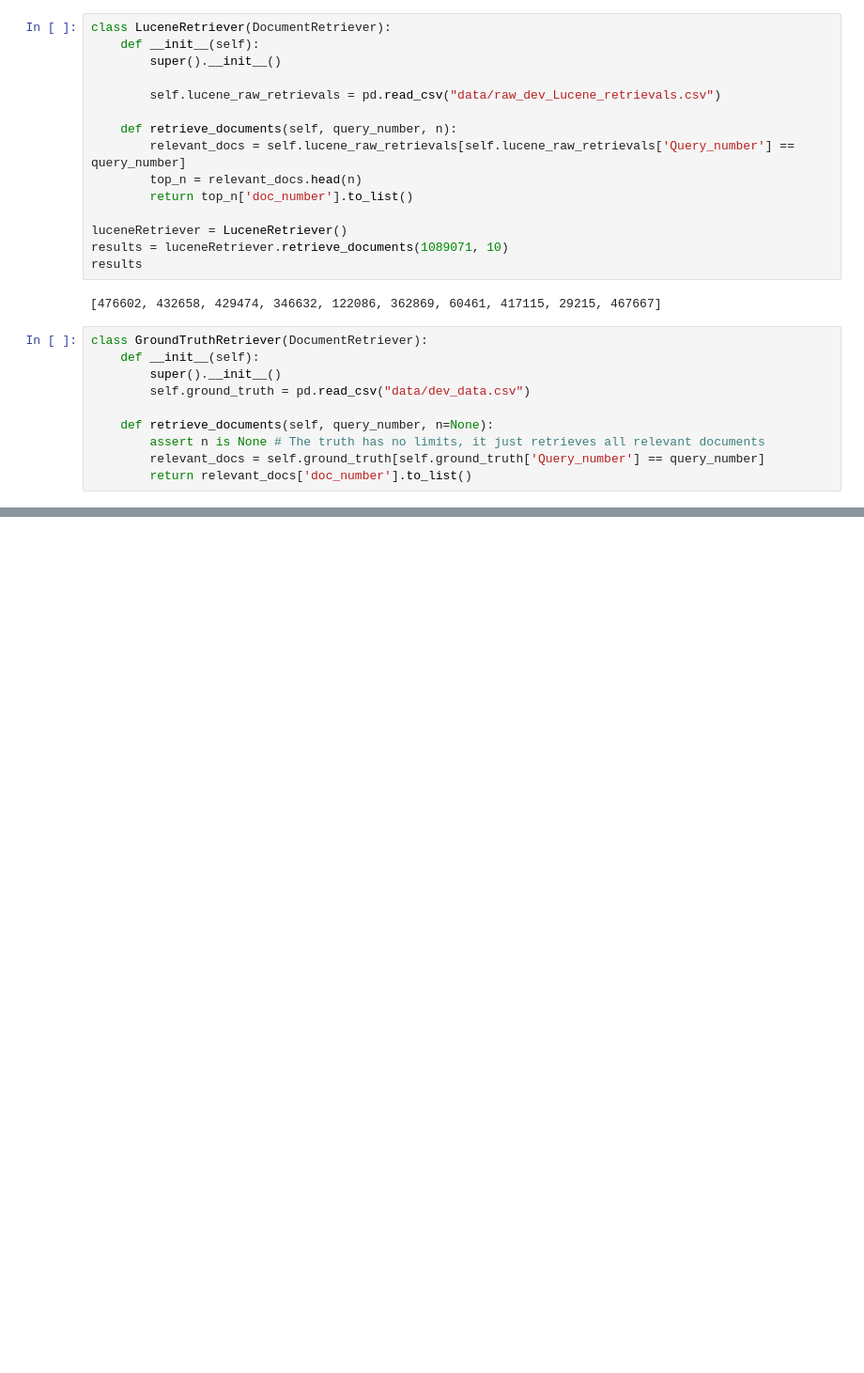
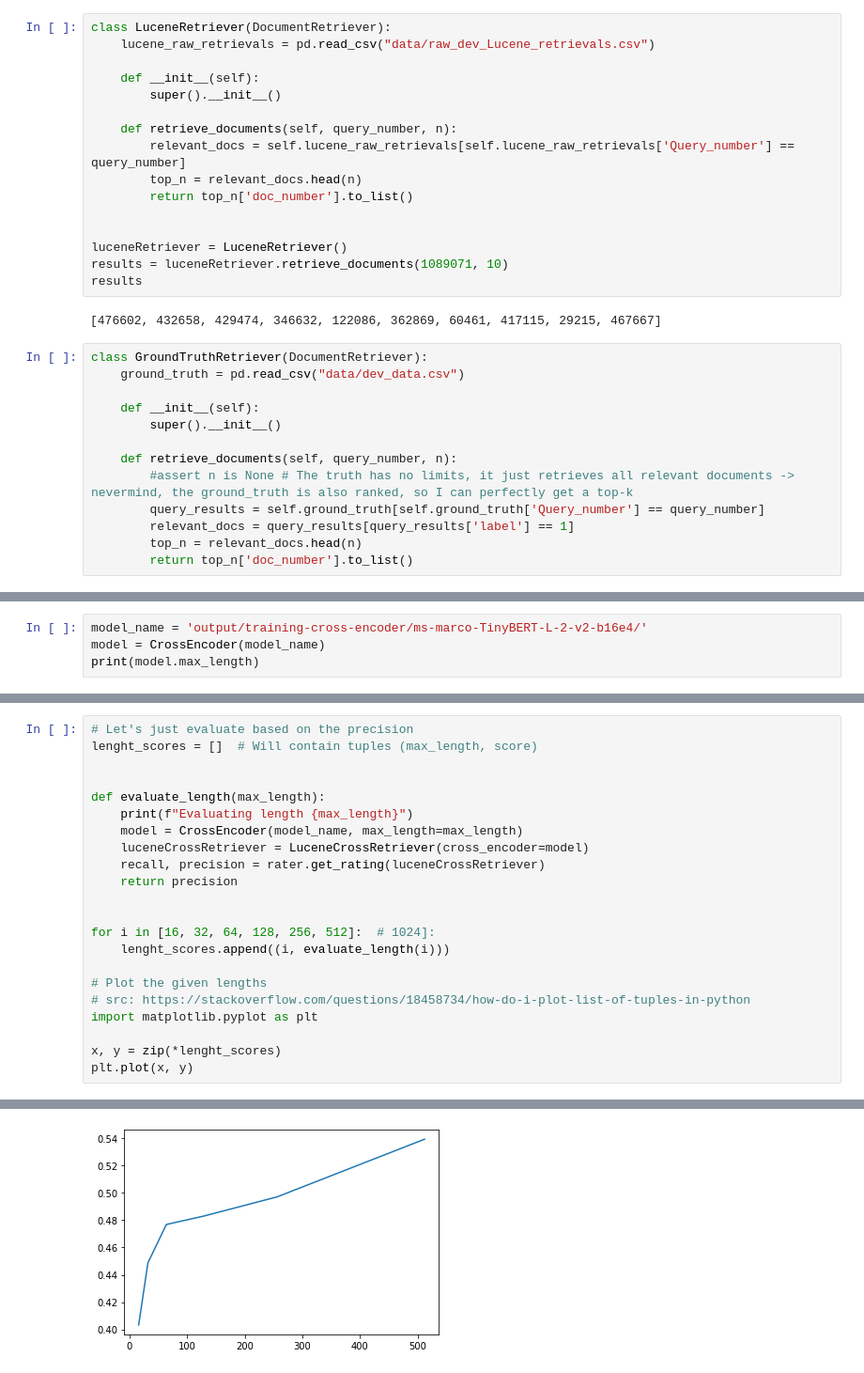
Before and after one commit to arnodeceuninck/neural-retrieval-bert, a Jupyter notebook: experiments.ipynb, the cells around one changed output, grey strips where cells are left out. Shown: that part at 94% size. Cells and saved outputs as stored; diff of their text form; blank space fills up the shorter version.

```diff
--- a/experiments.ipynb
+++ b/experiments.ipynb
@@ -16,15 +34,16 @@ class DocumentRetriever:
 # %%
 class LuceneRetriever(DocumentRetriever):
+    lucene_raw_retrievals = pd.read_csv("data/raw_dev_Lucene_retrievals.csv")
+
     def __init__(self):
         super().__init__()
-
-        self.lucene_raw_retrievals = pd.read_csv("data/raw_dev_Lucene_retrievals.csv")
 
     def retrieve_documents(self, query_number, n):
         relevant_docs = self.lucene_raw_retrievals[self.lucene_raw_retrievals['Query_number'] == query_number]
         top_n = relevant_docs.head(n)
         return top_n['doc_number'].to_list()
 
+
 luceneRetriever = LuceneRetriever()
 results = luceneRetriever.retrieve_documents(1089071, 10)
 results
@@ -32,12 +51,15 @@ results
 [476602, 432658, 429474, 346632, 122086, 362869, 60461, 417115, 29215, 467667]
 # %%
 class GroundTruthRetriever(DocumentRetriever):
+    ground_truth = pd.read_csv("data/dev_data.csv")
+
     def __init__(self):
         super().__init__()
-        self.ground_truth = pd.read_csv("data/dev_data.csv")
 
-    def retrieve_documents(self, query_number, n=None):
-        assert n is None # The truth has no limits, it just retrieves all relevant documents
-        relevant_docs = self.ground_truth[self.ground_truth['Query_number'] == query_number]
-        return relevant_docs['doc_number'].to_list()
+    def retrieve_documents(self, query_number, n):
+        #assert n is None # The truth has no limits, it just retrieves all relevant documents -> nevermind, the ground_truth is also ranked, so I can perfectly get a top-k
+        query_results = self.ground_truth[self.ground_truth['Query_number'] == query_number]
+        relevant_docs = query_results[query_results['label'] == 1]
+        top_n = relevant_docs.head(n)
+        return top_n['doc_number'].to_list()
 # %%
@@ -345,0 +782,4 @@ test_evaluator(model, output_path=model_save_path)
+# %%
+model_name = 'output/training-cross-encoder/ms-marco-TinyBERT-L-2-v2-b16e4/'
+model = CrossEncoder(model_name)
+print(model.max_length)
@@ -345,0 +790,23 @@ test_evaluator(model, output_path=model_save_path)
+# %%
+# Let's just evaluate based on the precision
+lenght_scores = []  # Will contain tuples (max_length, score)
+
+
+def evaluate_length(max_length):
+    print(f"Evaluating length {max_length}")
+    model = CrossEncoder(model_name, max_length=max_length)
+    luceneCrossRetriever = LuceneCrossRetriever(cross_encoder=model)
+    recall, precision = rater.get_rating(luceneCrossRetriever)
+    return precision
+
+
+for i in [16, 32, 64, 128, 256, 512]:  # 1024]:
+    lenght_scores.append((i, evaluate_length(i)))
+
+# Plot the given lengths
+# src: https://stackoverflow.com/questions/18458734/how-do-i-plot-list-of-tuples-in-python
+import matplotlib.pyplot as plt
+
+x, y = zip(*lenght_scores)
+plt.plot(x, y)
+# %% [output]
@@ -345,0 +826 @@ test_evaluator(model, output_path=model_save_path)
+[figure, added]
```
Also changed, not shown: parts of 61 cells of this notebook, 3 other files.
